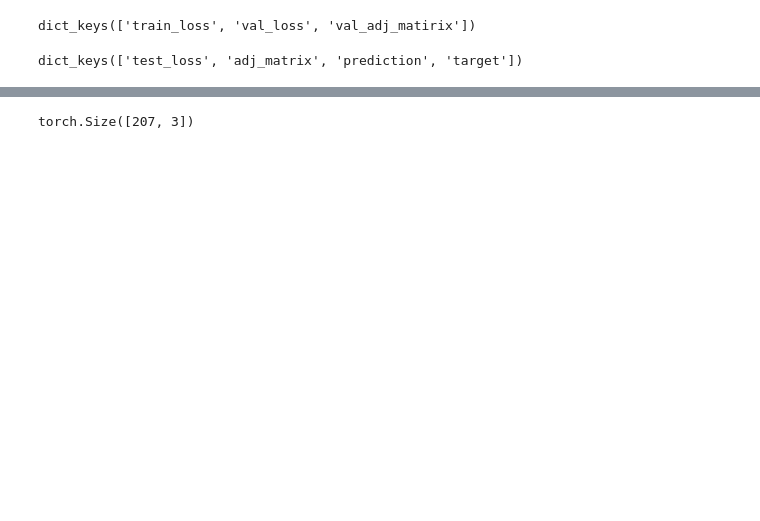
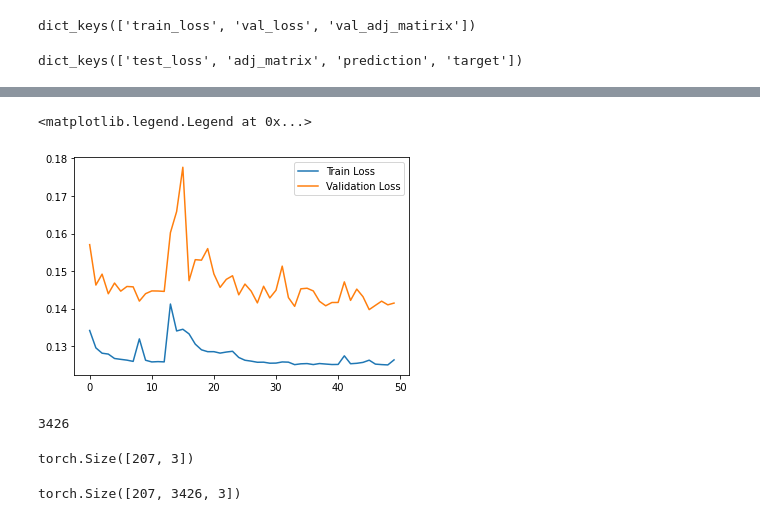
Before and after one commit to Kim-Ju-Hyeon/GSL, a Jupyter notebook: METR-LA_Result.ipynb, the cells around one changed output, grey strips where cells are left out. Cells and saved outputs as stored; diff of their text form; code cells hidden in the pictures; blank space fills up the shorter version.

```diff
--- a/METR-LA_Result.ipynb
+++ b/METR-LA_Result.ipynb
@@ -61,3 +57,14 @@ torch.Size([2, 31848])
+# %%
+plt.plot(train_result['train_loss'], label='Train Loss')
+plt.plot(train_result['val_loss'], label='Validation Loss')
+plt.legend()
+# %% [output]
+<matplotlib.legend.Legend at 0x...>
+[figure, added]
+# %%
+len(test_result['target'])
+# %% [output]
+3426
 # %%
 test_result['target'][0].shape
 # %% [output]
@@ -65 +78,5 @@ torch.Size([207, 3])
+# %%
+pred.shape
+# %% [output]
+torch.Size([207, 3426, 3])
 # %%
```
Also changed, not shown: parts of 17 cells of this notebook, 2 other files.
